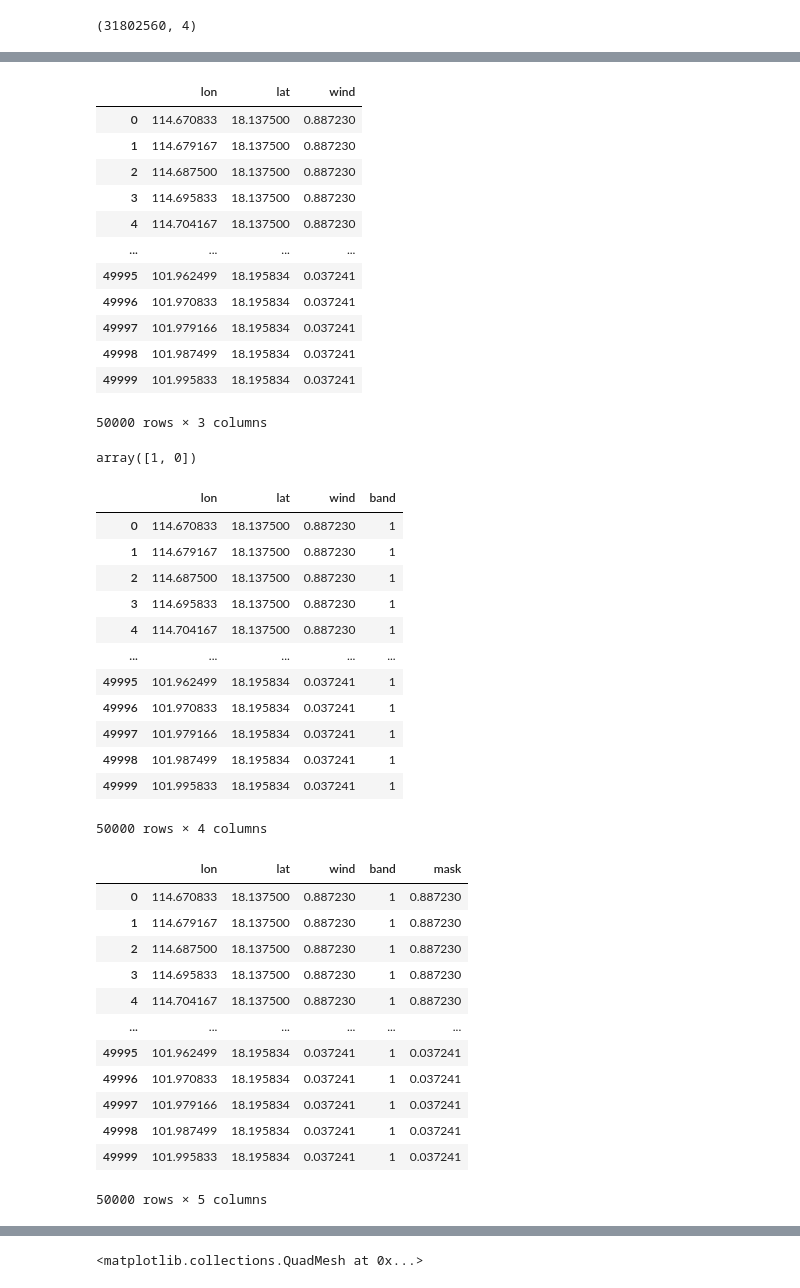
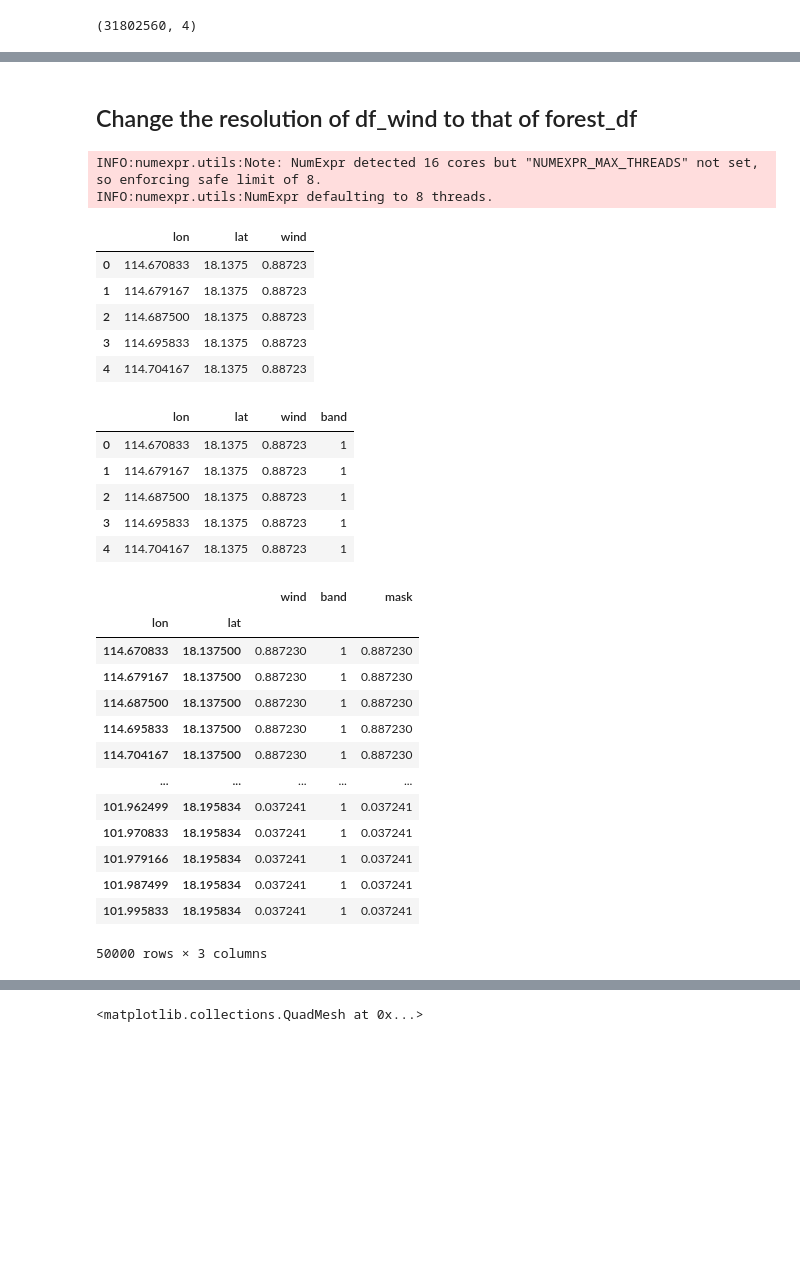
Before and after one commit to justinlu09/geodata_mask_agg, a Jupyter notebook: wind_monthly_china_test.ipynb, the cells around one changed output, grey strips where cells are left out. Saved outputs shown, nothing was run; the diff lists cells and outputs as text; code cells hidden in the pictures; blank space fills up the shorter version.

```diff
--- a/wind_monthly_china_test.ipynb
+++ b/wind_monthly_china_test.ipynb
@@ -231,3 +144,5 @@ array([18. , 18.5, 19. , 19.5, 20. , 20.5, 21. , 21.5, 22. , 22.5, 23. ,
+# %% [markdown]
+## Change the resolution of df_wind to that of forest_df
 # %%
 def change_resolution(lon_lat_pair, df):
     smallest_lon = 73.125
@@ -248,6 +163,7 @@ def change_resolution(lon_lat_pair, df):
     new_df = pd.concat(dfs, axis = 0)
     return new_df.reset_index(drop = True)
 # %%
+#We picked a part of the map for testing
 forest_test = forest.iloc[130000:180000]
 lat_test = forest_test['lat'].values
 lon_test = forest_test['lon'].values
@@ -255,58 +171,43 @@ lon_lat_test = []
 for i in range(len(lat_test)):
     lon_lat_test.append((lon_test[i], lat_test[i]))
 result_test = change_resolution(lon_lat_test, df_wind)
-result_test
+result_test.head()
 # %% [output]
+INFO:numexpr.utils:Note: NumExpr detected 16 cores but "NUMEXPR_MAX_THREADS" not set, so enforcing safe limit of 8.
+INFO:numexpr.utils:NumExpr defaulting to 8 threads.
 |  | lon | lat | wind |
-| 0 | 114.670833 | 18.137500 | 0.887230 |
-| 1 | 114.679167 | 18.137500 | 0.887230 |
-| 2 | 114.687500 | 18.137500 | 0.887230 |
-| 3 | 114.695833 | 18.137500 | 0.887230 |
-| 4 | 114.704167 | 18.137500 | 0.887230 |
-| ... | ... | ... | ... |
-| 49995 | 101.962499 | 18.195834 | 0.037241 |
-| 49996 | 101.970833 | 18.195834 | 0.037241 |
-| 49997 | 101.979166 | 18.195834 | 0.037241 |
-| 49998 | 101.987499 | 18.195834 | 0.037241 |
-| 49999 | 101.995833 | 18.195834 | 0.037241 |
+| 0 | 114.670833 | 18.1375 | 0.88723 |
+| 1 | 114.679167 | 18.1375 | 0.88723 |
+| 2 | 114.687500 | 18.1375 | 0.88723 |
+| 3 | 114.695833 | 18.1375 | 0.88723 |
+| 4 | 114.704167 | 18.1375 | 0.88723 |
-50000 rows × 3 columns
-# %%
-top10000 = forest_test['Band1']
-top10000.unique()
-# %% [output]
-array([1, 0])
 # %%
+# Append the band column to the wind dataframe
 final_band = forest_test['Band1'].reset_index(drop = True)
 result_test['band'] = final_band
-result_test
+result_test.head()
 # %% [output]
 |  | lon | lat | wind | band |
-| 0 | 114.670833 | 18.137500 | 0.887230 | 1 |
-| 1 | 114.679167 | 18.137500 | 0.887230 | 1 |
-| 2 | 114.687500 | 18.137500 | 0.887230 | 1 |
-| 3 | 114.695833 | 18.137500 | 0.887230 | 1 |
-| 4 | 114.704167 | 18.137500 | 0.887230 | 1 |
-| ... | ... | ... | ... | ... |
-| 49995 | 101.962499 | 18.195834 | 0.037241 | 1 |
-| 49996 | 101.970833 | 18.195834 | 0.037241 | 1 |
-| 49997 | 101.979166 | 18.195834 | 0.037241 | 1 |
-| 49998 | 101.987499 | 18.195834 | 0.037241 | 1 |
-| 49999 | 101.995833 | 18.195834 | 0.037241 | 1 |
+| 0 | 114.670833 | 18.1375 | 0.88723 | 1 |
+| 1 | 114.679167 | 18.1375 | 0.88723 | 1 |
+| 2 | 114.687500 | 18.1375 | 0.88723 | 1 |
+| 3 | 114.695833 | 18.1375 | 0.88723 | 1 |
+| 4 | 114.704167 | 18.1375 | 0.88723 | 1 |
-50000 rows × 4 columns
 # %%
 result_test['mask'] = result_test['wind'] * result_test['band']
-result_test
+result_test.set_index(['lon', 'lat'])
 # %% [output]
-|  | lon | lat | wind | band | mask |
-| 0 | 114.670833 | 18.137500 | 0.887230 | 1 | 0.887230 |
-| 1 | 114.679167 | 18.137500 | 0.887230 | 1 | 0.887230 |
-| 2 | 114.687500 | 18.137500 | 0.887230 | 1 | 0.887230 |
-| 3 | 114.695833 | 18.137500 | 0.887230 | 1 | 0.887230 |
-| 4 | 114.704167 | 18.137500 | 0.887230 | 1 | 0.887230 |
-| ... | ... | ... | ... | ... | ... |
-| 49995 | 101.962499 | 18.195834 | 0.037241 | 1 | 0.037241 |
-| 49996 | 101.970833 | 18.195834 | 0.037241 | 1 | 0.037241 |
-| 49997 | 101.979166 | 18.195834 | 0.037241 | 1 | 0.037241 |
-| 49998 | 101.987499 | 18.195834 | 0.037241 | 1 | 0.037241 |
-| 49999 | 101.995833 | 18.195834 | 0.037241 | 1 | 0.037241 |
+|  |  | wind | band | mask |
+| lon | lat |  |  |  |
+| 114.670833 | 18.137500 | 0.887230 | 1 | 0.887230 |
+| 114.679167 | 18.137500 | 0.887230 | 1 | 0.887230 |
+| 114.687500 | 18.137500 | 0.887230 | 1 | 0.887230 |
+| 114.695833 | 18.137500 | 0.887230 | 1 | 0.887230 |
+| 114.704167 | 18.137500 | 0.887230 | 1 | 0.887230 |
+| ... | ... | ... | ... | ... |
+| 101.962499 | 18.195834 | 0.037241 | 1 | 0.037241 |
+| 101.970833 | 18.195834 | 0.037241 | 1 | 0.037241 |
+| 101.979166 | 18.195834 | 0.037241 | 1 | 0.037241 |
+| 101.987499 | 18.195834 | 0.037241 | 1 | 0.037241 |
+| 101.995833 | 18.195834 | 0.037241 | 1 | 0.037241 |
-50000 rows × 5 columns
+50000 rows × 3 columns
```
Also changed, not shown: parts of 23 cells of this notebook.
